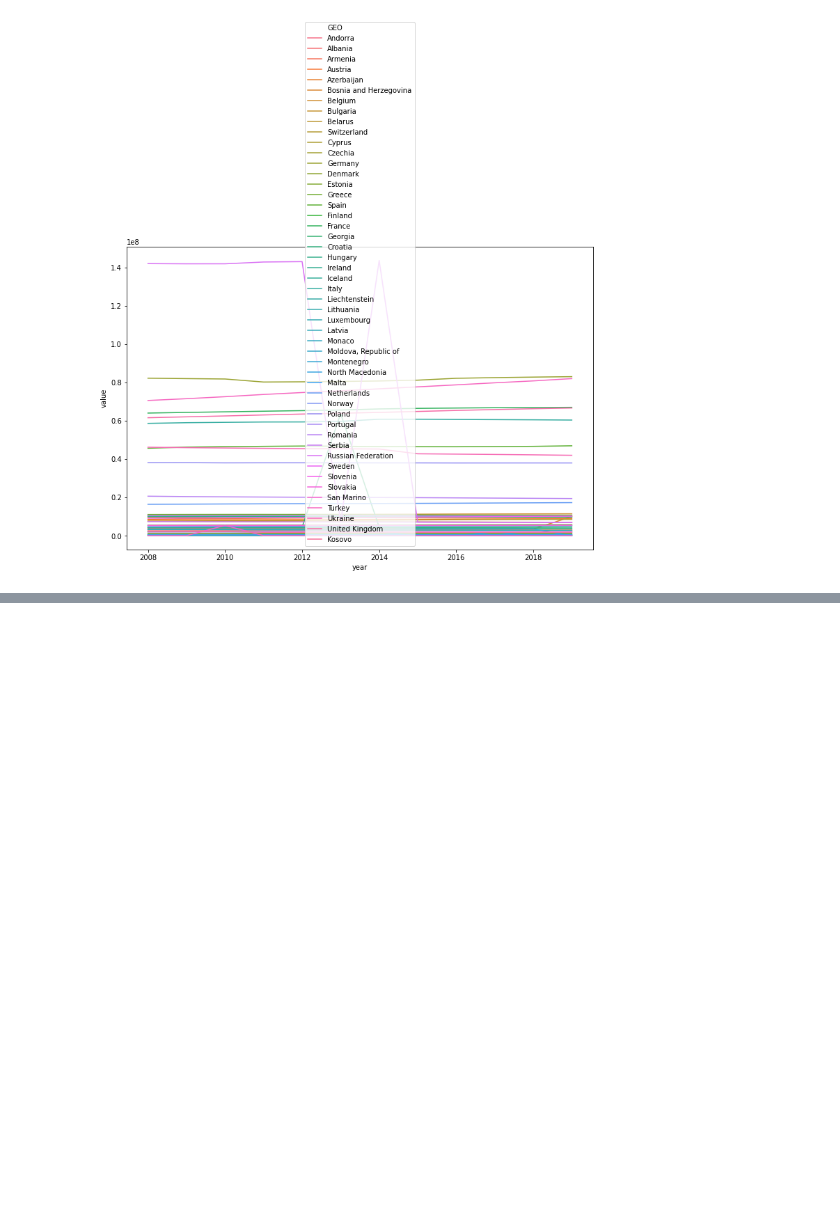
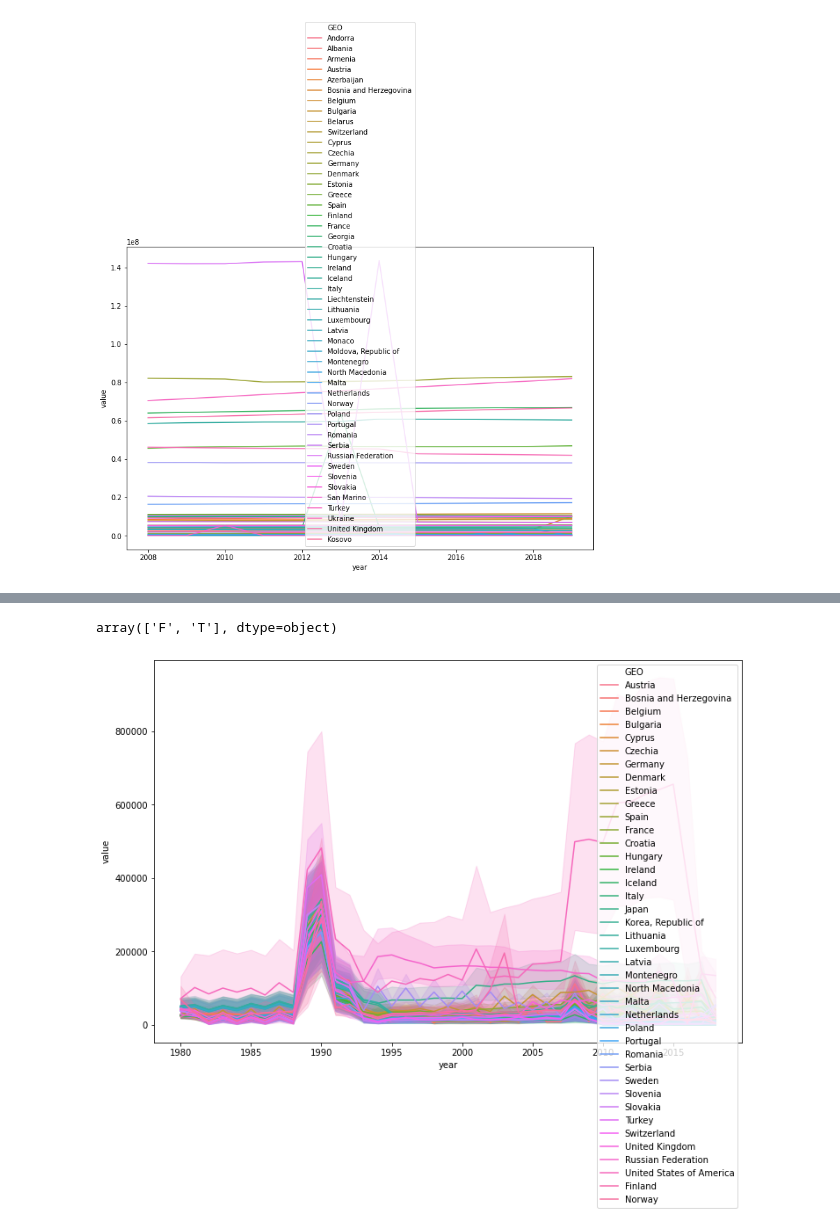
Before and after one commit to ADS-Group-15/eu-productivity-modeling, a Jupyter notebook: notebooks/eda_compensation.ipynb, the cells around one changed output, grey strips where cells are left out. Saved outputs shown, nothing was run; the diff lists cells and outputs as text; code cells hidden in the pictures; blank space fills up the shorter version.

```diff
--- a/notebooks/eda_compensation.ipynb
+++ b/notebooks/eda_compensation.ipynb
@@ -297,13 +297,10 @@ def preprocess(df):
     # Extract flags
     df['flags'] = df['value'].apply(lambda p_str: extract_flags(p_str))
     df['value'] = df['value'].apply(lambda p_str: re.sub('[^\d\.]', '', p_str))
-    df['value'] = df['value'].replace('', None, regex=True)
+    df['value'] = df['value'].replace('', None)
 
     # Convert data types
     df['year'] = df['year'].astype(int)
-    df['value'] = df['value'].astype(float)
+    df['value'] = pd.to_numeric(df['value'], errors='coerce')
 
     return df
-
-education_df = preprocess(education_df)
-education_df.head()
@@ -404,0 +435,3 @@ plt.show()
+# %%
+rd_df = pd.read_csv(f'{data_raw_dir}/rd_p_persocc.tsv', delimiter='\t')
+rd_df.head()
@@ -404,0 +446,3 @@ plt.show()
+# %%
+rd_df = preprocess(rd_df)
+rd_df.head()
@@ -404,0 +456,10 @@ plt.show()
+# %%
+rd_df['sex'].unique()
+# %% [output]
+array(['F', 'T'], dtype=object)
+# %%
+plt.figure(figsize=(12,8))
+sns.lineplot(data=rd_df, x='year', y='value', hue='GEO')
+plt.show()
+# %% [output]
+[figure, added]
```
Also changed, not shown: parts of 10 cells of this notebook, 5 other files.
